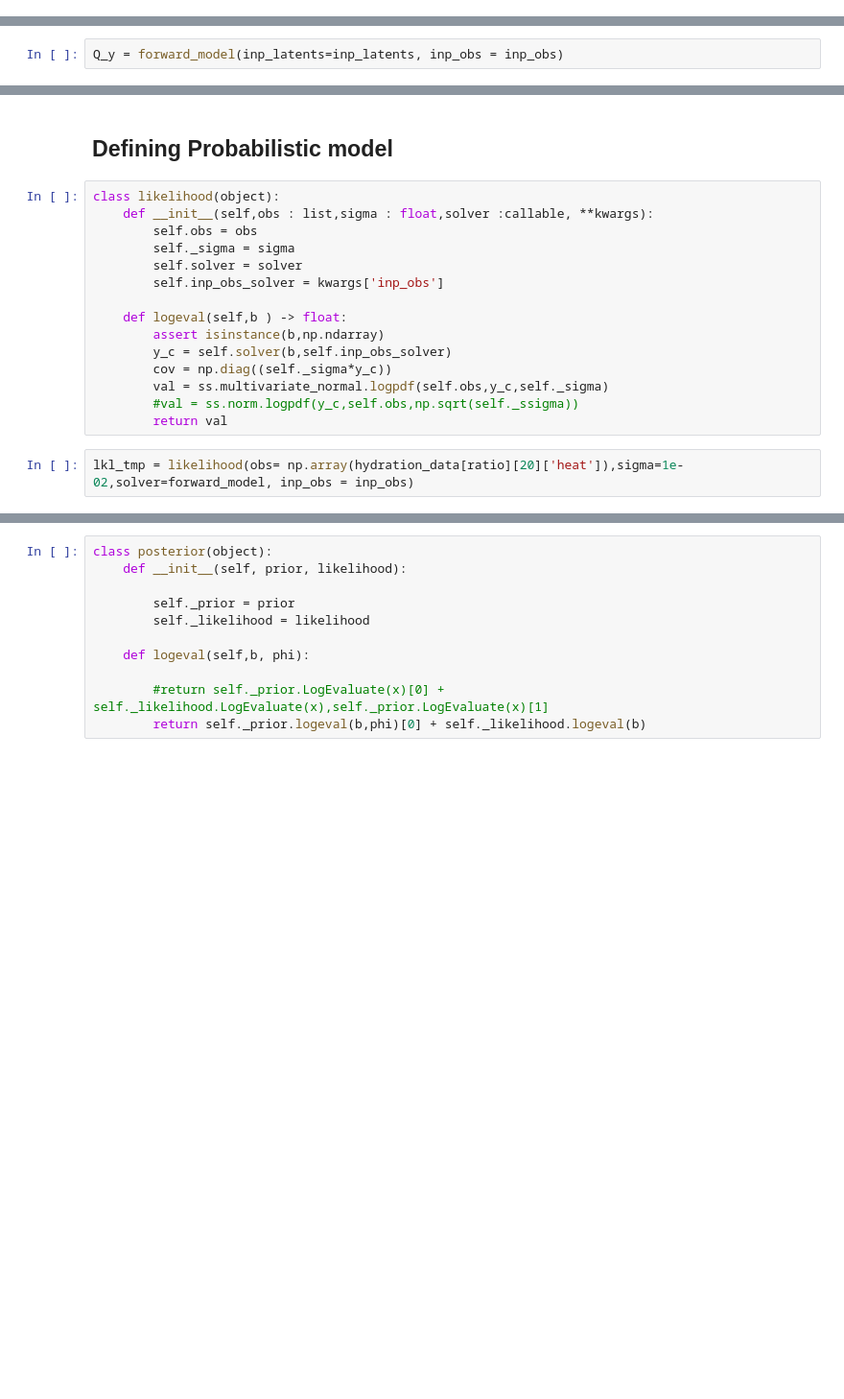
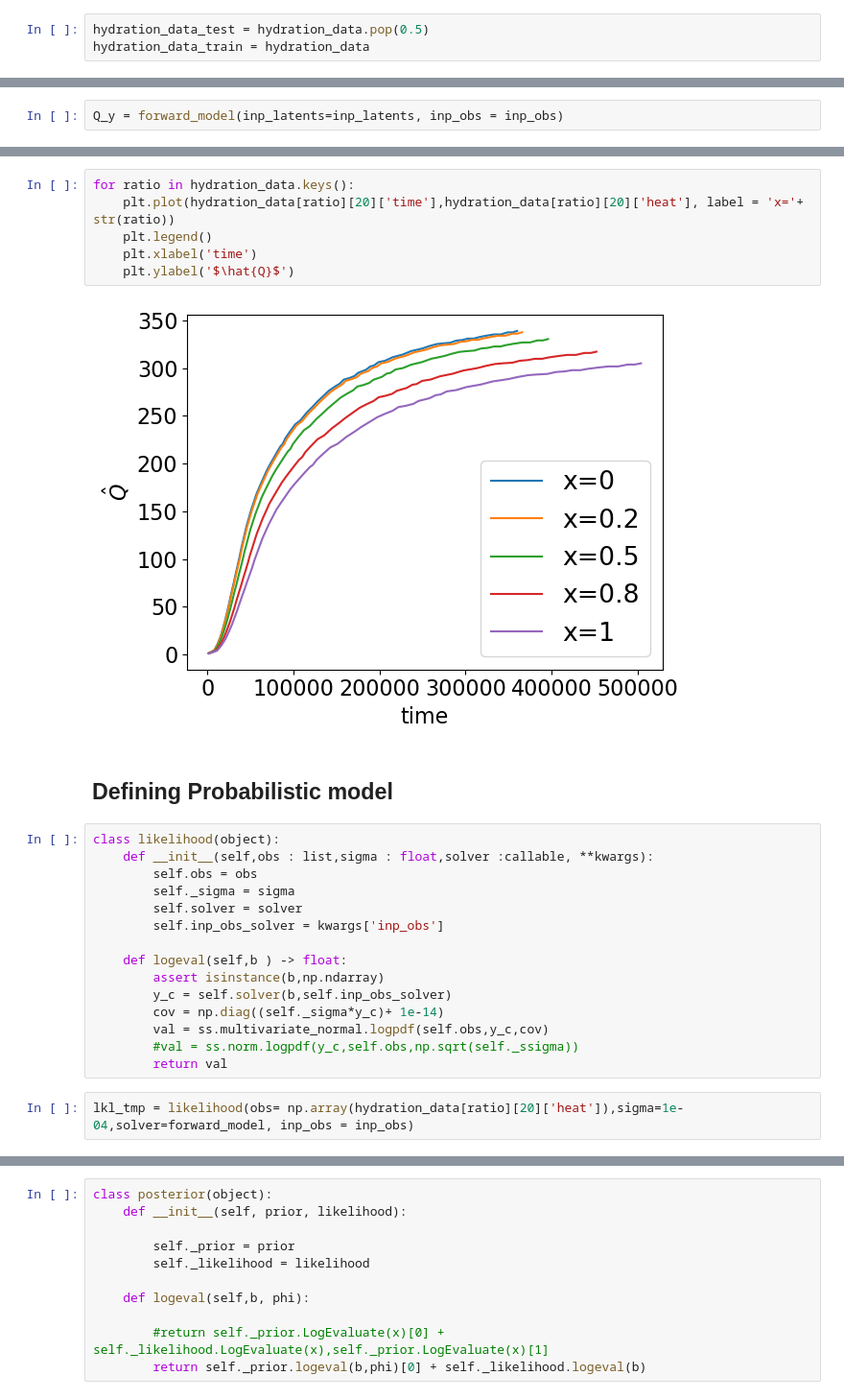
Before and after one commit to BAMresearch/LebeDigital, a Jupyter notebook: usecases/demonstrator/Calibration/EM_test1.ipynb, the cells around one changed output, grey strips where cells are left out. Shown at 96% size. Cells and saved outputs as stored; diff of their text form; blank space fills up the shorter version.

```diff
--- a/usecases/demonstrator/Calibration/EM_test1.ipynb
+++ b/usecases/demonstrator/Calibration/EM_test1.ipynb
@@ -75,5 +75,8 @@ for mix_r in hydration_data:
 1 40 heat: [1.0895883777240216, 1.7433414043584037, 5.4247277520009, 14.818401937046048, 25.928410245913593, 32.46973365617437, 39.661016949152575, 50.93000423430626, 57.966101694915224, 70.1897088467 ...
 1 60 time: [533.3333333333344, 4135.741652983024, 6093.5960591133, 6213.4646962233155, 7119.138843276766, 7466.666666666663, 7999.999999999997, 8199.859254046434, 8610.837438423638, 9066.666666666668, ...
 1 60 heat: [1.0895883777240216, 1.4248738653849102, 10.34699692267327, 17.796520712317687, 24.92333520199432, 31.815980629539933, 44.89104116222763, 37.77106801641929, 51.450148498908675, 69.079903147 ...
+# %%
+hydration_data_test = hydration_data.pop(0.5)
+hydration_data_train = hydration_data
 # %%
 hydration_data[0][20]['heat']
@@ -205,6 +221,14 @@ plt.legend()
 # %% [output]
 <matplotlib.legend.Legend at 0x...>
 [figure]
+# %%
+for ratio in hydration_data.keys():
+    plt.plot(hydration_data[ratio][20]['time'],hydration_data[ratio][20]['heat'], label = 'x='+ str(ratio))
+    plt.legend()
+    plt.xlabel('time')
+    plt.ylabel('$\hat{Q}$')
+# %% [output]
+[figure, added]
 # %% [markdown]
 ## Defining Probabilistic model
 # %%
@@ -218,10 +242,10 @@ class likelihood(object):
     def logeval(self,b ) -> float:
         assert isinstance(b,np.ndarray)
         y_c = self.solver(b,self.inp_obs_solver)
-        cov = np.diag((self._sigma*y_c))
-        val = ss.multivariate_normal.logpdf(self.obs,y_c,self._sigma)
+        cov = np.diag((self._sigma*y_c)+ 1e-14)
+        val = ss.multivariate_normal.logpdf(self.obs,y_c,cov)
         #val = ss.norm.logpdf(y_c,self.obs,np.sqrt(self._ssigma))
         return val
 # %%
-lkl_tmp = likelihood(obs= np.array(hydration_data[ratio][20]['heat']),sigma=1e-02,solver=forward_model, inp_obs = inp_obs)
+lkl_tmp = likelihood(obs= np.array(hydration_data[ratio][20]['heat']),sigma=1e-04,solver=forward_model, inp_obs = inp_obs)
 # %%
```
Also changed, not shown: parts of 65 cells of this notebook, 5 other files.
